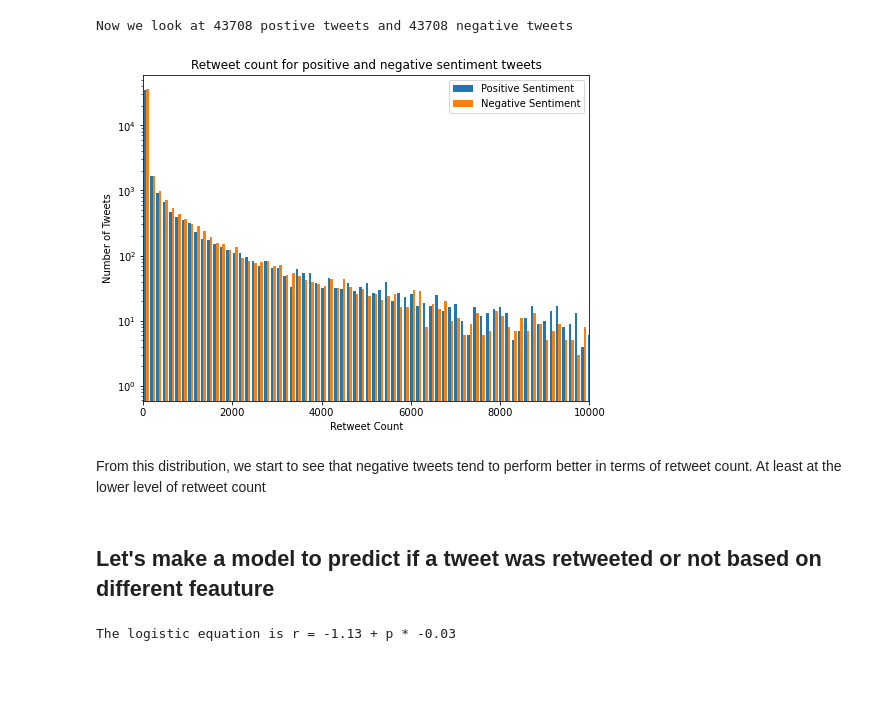
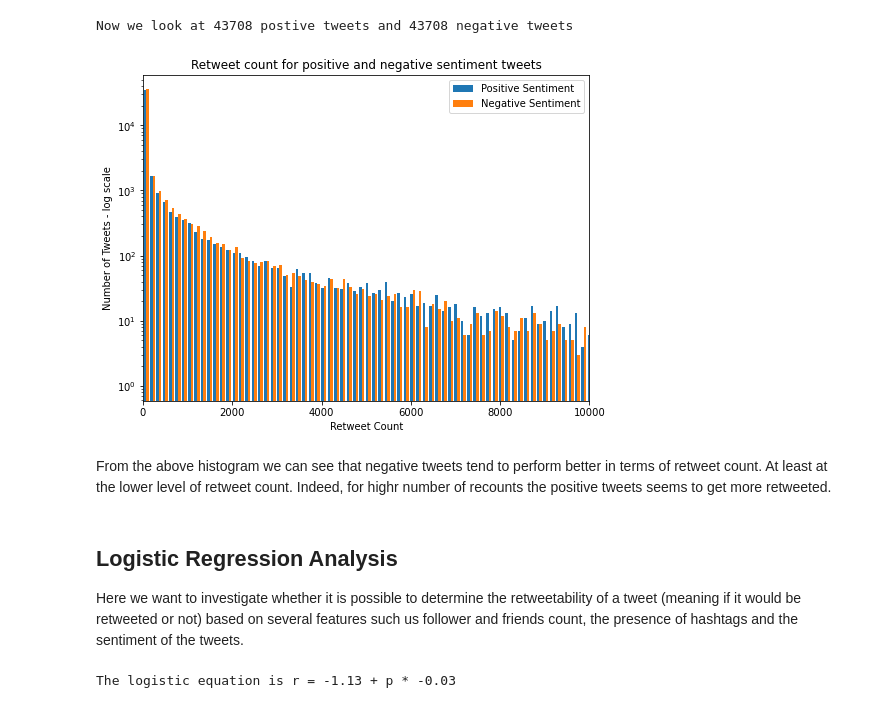
Before and after one commit to epfl-ada/ada-2020-project-milestone-p3-p3_musetti-adaletti, a Jupyter notebook: Creative_extension_analysis.ipynb, the cells around one changed output. Saved outputs shown, nothing was run; the diff lists cells and outputs as text; code cells hidden in the pictures; blank space fills up the shorter version.

```diff
--- a/Creative_extension_analysis.ipynb
+++ b/Creative_extension_analysis.ipynb
@@ -1290,20 +1296,22 @@ Now we look at 43708 postive tweets and 43708 negative tweets
 # %%
 plt.figure(figsize=(8,6))
 
 plt.hist([pos_same_size.retweet_count, neg_retweeted.retweet_count], bins=3000, label=['Positive Sentiment', 'Negative Sentiment'])
 plt.legend(loc = 'upper right')
 plt.title('Retweet count for positive and negative sentiment tweets')
 plt.xlabel('Retweet Count')
-plt.ylabel('Number of Tweets')
+plt.ylabel('Number of Tweets - log scale')
 plt.yscale('log')
 plt.xlim([0, 10000])
 plt.show()
 # %% [output]
-[figure, old version]
+[figure, new version]
 # %% [markdown]
-From this distribution, we start to see that negative tweets tend to perform better in terms of retweet count. At least at the lower level of retweet count
+From the above histogram we can see that negative tweets tend to perform better in terms of retweet count. At least at the lower level of retweet count. Indeed, for highr number of recounts the positive tweets seems to get more retweeted.
-# %% [markdown]
-## Let's make a model to predict if a tweet was retweeted or not based on different feauture
+# %% [markdown]
+## Logistic Regression Analysis
+
+Here we want to investigate whether it is possible to determine the retweetability of a tweet (meaning if it would be retweeted or not) based on several features such us follower and friends count, the presence of hashtags and the sentiment of the tweets.
 # %%
 subjective_tweets['positive'] = (subjective_tweets['sentiment'] == 'pos')
 subjective_tweets['retweeted'] = (subjective_tweets['retweet_count'] > 0).astype(int)
```
Also changed, not shown: parts of 19 cells of this notebook.
